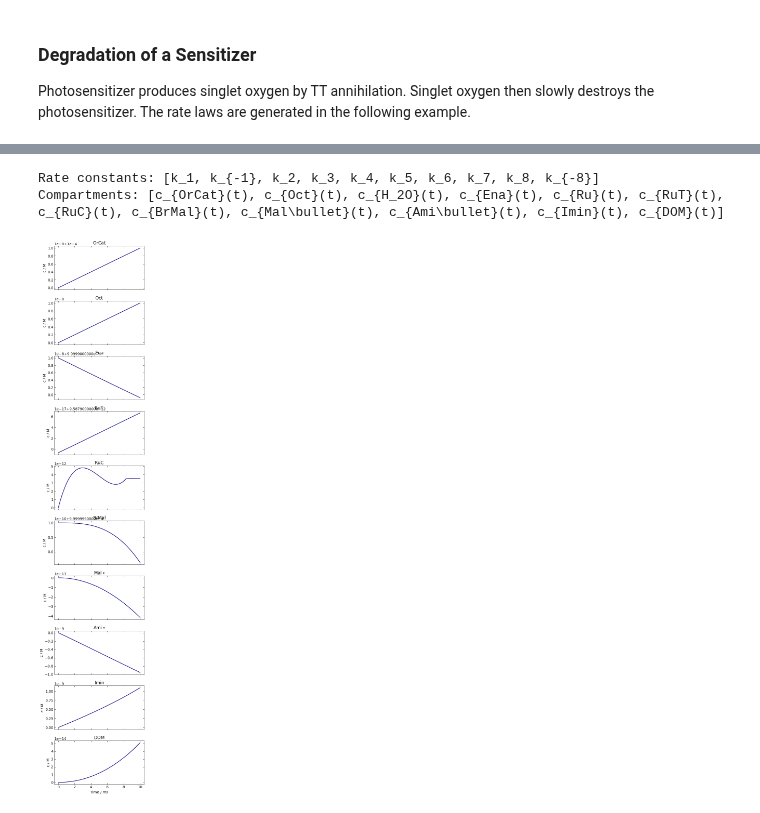
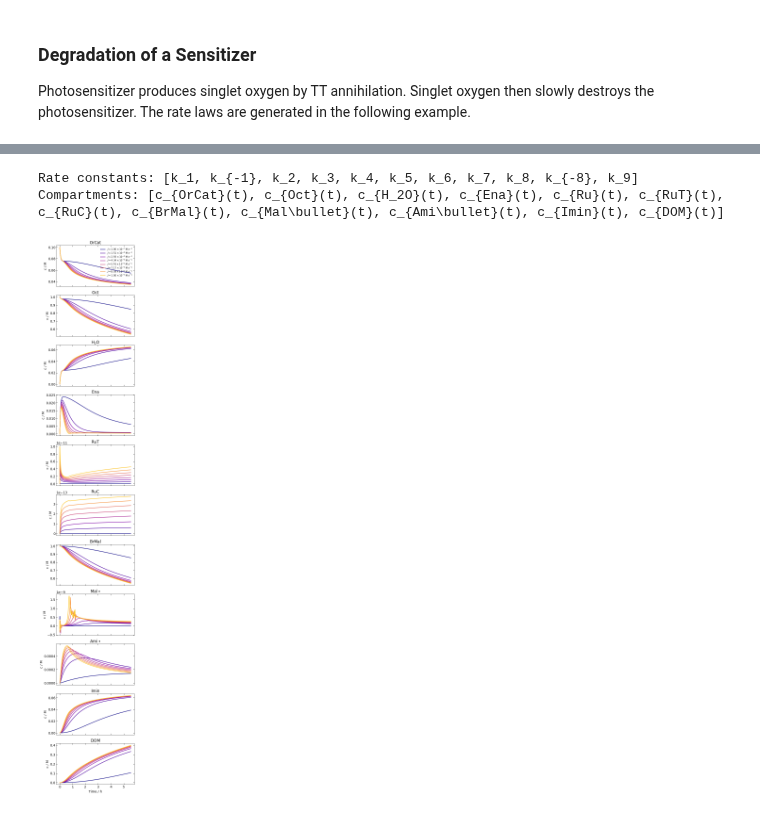
Before and after one commit to dmadea/Photo-Kinetic-Simulator, a Jupyter notebook: Simulator.ipynb, the cells around one changed output, grey strips where cells are left out. Drawn from its saved outputs; the diff is of its cells as text; code cells hidden in the pictures.

Commit message:
flux as iterable, print model - check for reversible reactions, example

```diff
--- a/Simulator.ipynb
+++ b/Simulator.ipynb
@@ -468,16 +452,14 @@ $\displaystyle \frac{d}{d t} \operatorname{c_{DOM}}{\left(t \right)} = k_{8} \op
 # %%
-# model.steady_state_approx(['RuT', 'RuC'])
-
 # print the order of rate constants and the compartment names in which they appear in the model
 print('Rate constants:', model.symbols['rate_constants'])
 print('Compartments:', model.symbols['compartments'])
 
-rate_constants = [ 8e-4, 0.1, 1e6, 1e7, 2.7e7, 1e8, 0.08, 8e9, 1, 0.3 ]
-init = [ 1e-4, 0, 1e-2,  1e-3, 1e-4, 0, 0, 1e-3, 0, 0, 0, 0]
+rate_constants = [ 8e-4, 0.1, 1e6, 1e7, 2.7e7, 1e8, 0.08, 8e9, 1, 0.3, 103 ]
+init = [ 0.1, 1, 0,  0, 2.5e-3, 0, 0, 1, 0, 0, 0, 0]
 
-model.simulate_model(rate_constants, init, t_max=1e-2, flux=1e-5, l=1, epsilon=1.5e4, plot_separately=True, yscale='linear',
-                    constant_compartments=['H_2O', 'Ru'], ODE_solver='Radau')
+model.simulate_model(rate_constants, init, t_max=2e4, flux=np.linspace(1e-7, 1e-5, 8), l=1, epsilon=1.5e4, plot_separately=True, yscale='linear',
+                    constant_compartments=['Ru'], ODE_solver='LSODA', t_points=1e4)
 # %% [output]
-Rate constants: [k_1, k_{-1}, k_2, k_3, k_4, k_5, k_6, k_7, k_8, k_{-8}]
+Rate constants: [k_1, k_{-1}, k_2, k_3, k_4, k_5, k_6, k_7, k_8, k_{-8}, k_9]
 Compartments: [c_{OrCat}(t), c_{Oct}(t), c_{H_2O}(t), c_{Ena}(t), c_{Ru}(t), c_{RuT}(t), c_{RuC}(t), c_{BrMal}(t), c_{Mal\bullet}(t), c_{Ami\bullet}(t), c_{Imin}(t), c_{DOM}(t)]
-[figure, old version]
+[figure, new version]
```
Also changed, not shown: parts of 11 cells of this notebook, 1 other file.
